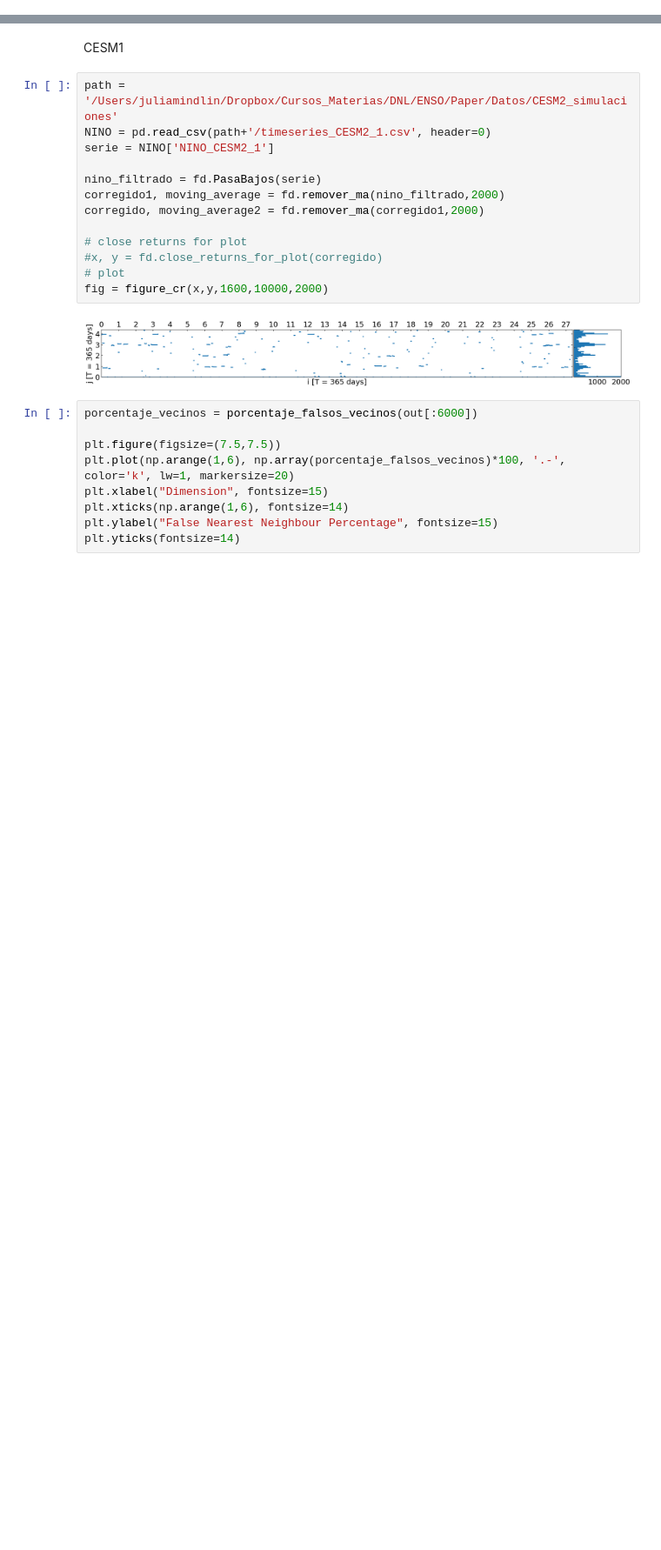
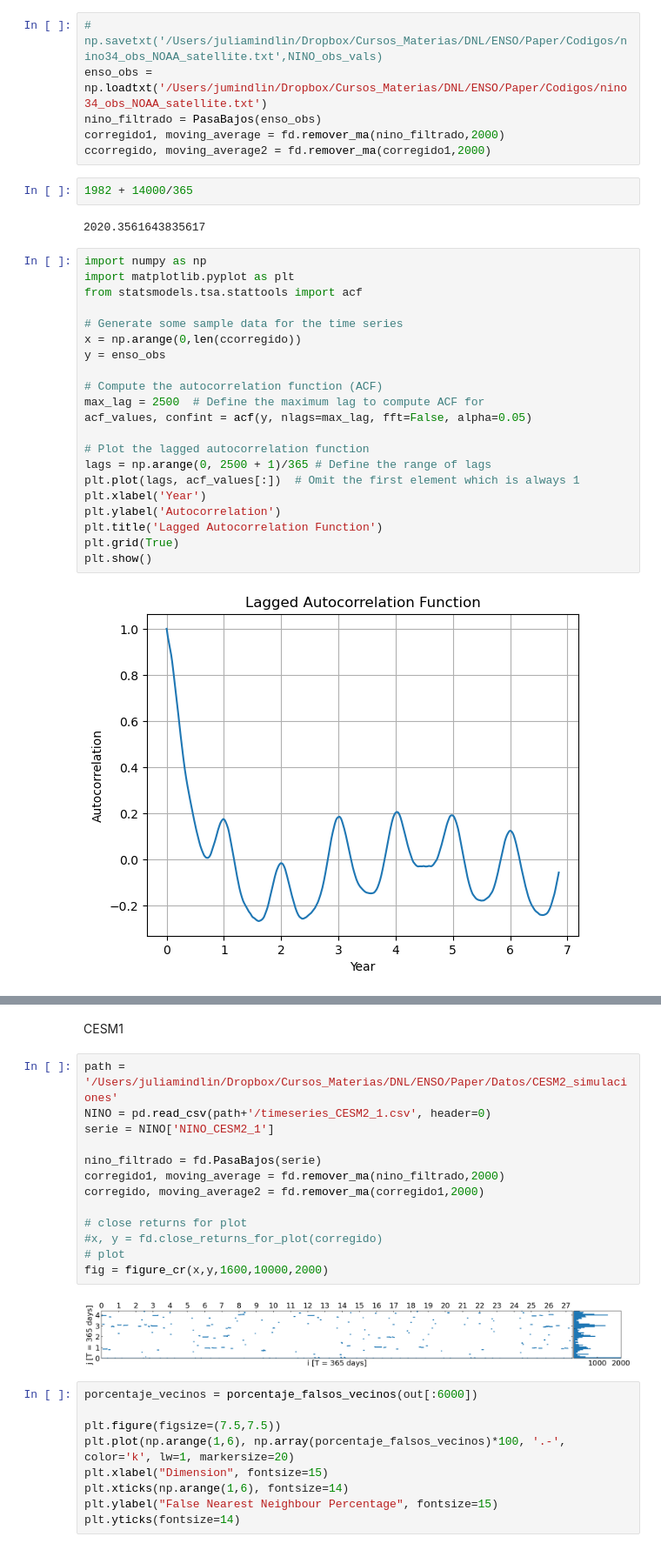
Before and after one commit to jumin94/ENSO_dynamics_analysis, a Jupyter notebook: figures_all.ipynb, the cells around one changed output, grey strips where cells are left out. Shown at 87% size. Cells and saved outputs as stored; diff of their text form; blank space fills up the shorter version.

Commit message:
observed data

```diff
--- a/figures_all.ipynb
+++ b/figures_all.ipynb
@@ -10,0 +32,33 @@ import glob
+# %%
+# np.savetxt('/Users/juliamindlin/Dropbox/Cursos_Materias/DNL/ENSO/Paper/Codigos/nino34_obs_NOAA_satellite.txt',NINO_obs_vals)
+enso_obs =  np.loadtxt('/Users/jumindlin/Dropbox/Cursos_Materias/DNL/ENSO/Paper/Codigos/nino34_obs_NOAA_satellite.txt')
+nino_filtrado = PasaBajos(enso_obs)
+corregido1, moving_average = fd.remover_ma(nino_filtrado,2000)
+ccorregido, moving_average2 = fd.remover_ma(corregido1,2000)
+# %%
+1982 + 14000/365
+# %% [output]
+2020.3561643835617
+# %%
+import numpy as np
+import matplotlib.pyplot as plt
+from statsmodels.tsa.stattools import acf
+
+# Generate some sample data for the time series
+x = np.arange(0,len(ccorregido))
+y = enso_obs
+
+# Compute the autocorrelation function (ACF)
+max_lag = 2500  # Define the maximum lag to compute ACF for
+acf_values, confint = acf(y, nlags=max_lag, fft=False, alpha=0.05)
+
+# Plot the lagged autocorrelation function
+lags = np.arange(0, 2500 + 1)/365 # Define the range of lags
+plt.plot(lags, acf_values[:])  # Omit the first element which is always 1
+plt.xlabel('Year')
+plt.ylabel('Autocorrelation')
+plt.title('Lagged Autocorrelation Function')
+plt.grid(True)
+plt.show()
+# %% [output]
+[figure, added]
```
Also changed, not shown: parts of 21 cells of this notebook, 3 other files.
